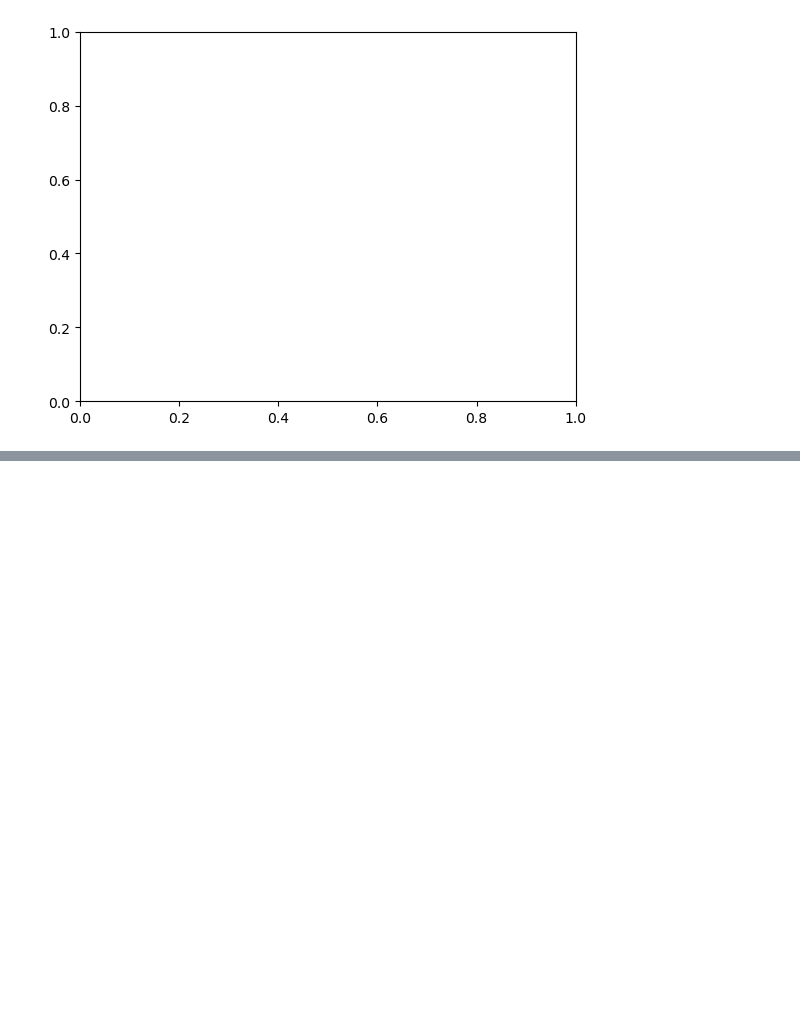
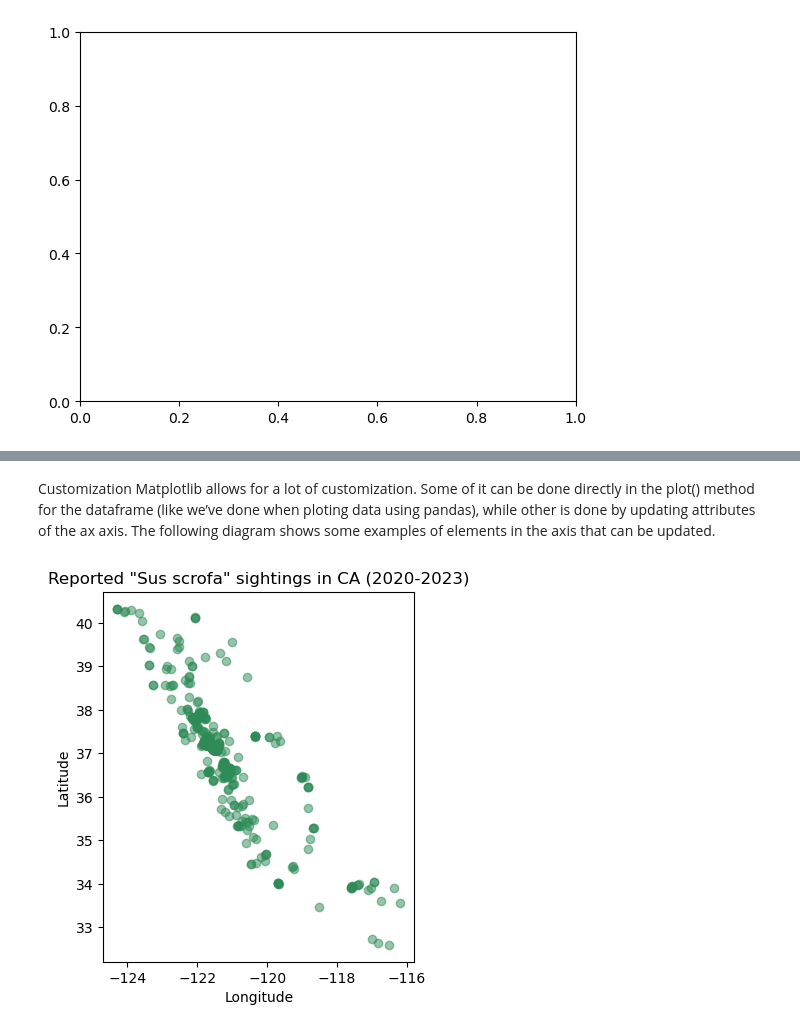
Before and after one commit to mmorenorolon/eds220-2025-in-class, a Jupyter notebook: week4-geopandas.ipynb, the cells around one changed output, grey strips where cells are left out. Saved outputs shown, nothing was run; the diff lists cells and outputs as text; code cells hidden in the pictures; blank space fills up the shorter version.

```diff
--- a/week4-geopandas.ipynb
+++ b/week4-geopandas.ipynb
@@ -197,0 +218,22 @@ plt.show()
+# %% [markdown]
+Customization
+Matplotlib allows for a lot of customization. Some of it can be done directly in the plot() method for the dataframe (like we’ve done when ploting data using pandas), while other is done by updating attributes of the ax axis. The following diagram shows some examples of elements in the axis that can be updated.
+# %%
+# Initialize empty figure
+fig, ax = plt.subplots()
+
+# Add data to axis
+pigs_recent.plot(ax=ax,         # Add plot to axis
+                 alpha=0.5,     # Adjust transparency
+                 color='seagreen'  # Update point color
+                 )
+
+# Update axis
+ax.set_title('Reported "Sus scrofa" sightings in CA (2020-2023)')
+ax.set_xlabel('Longitude')
+ax.set_ylabel('Latitude')
+
+# Display figure
+plt.show()
+# %% [output]
+[figure, added]
```
Also changed, not shown: parts of 8 cells of this notebook.
